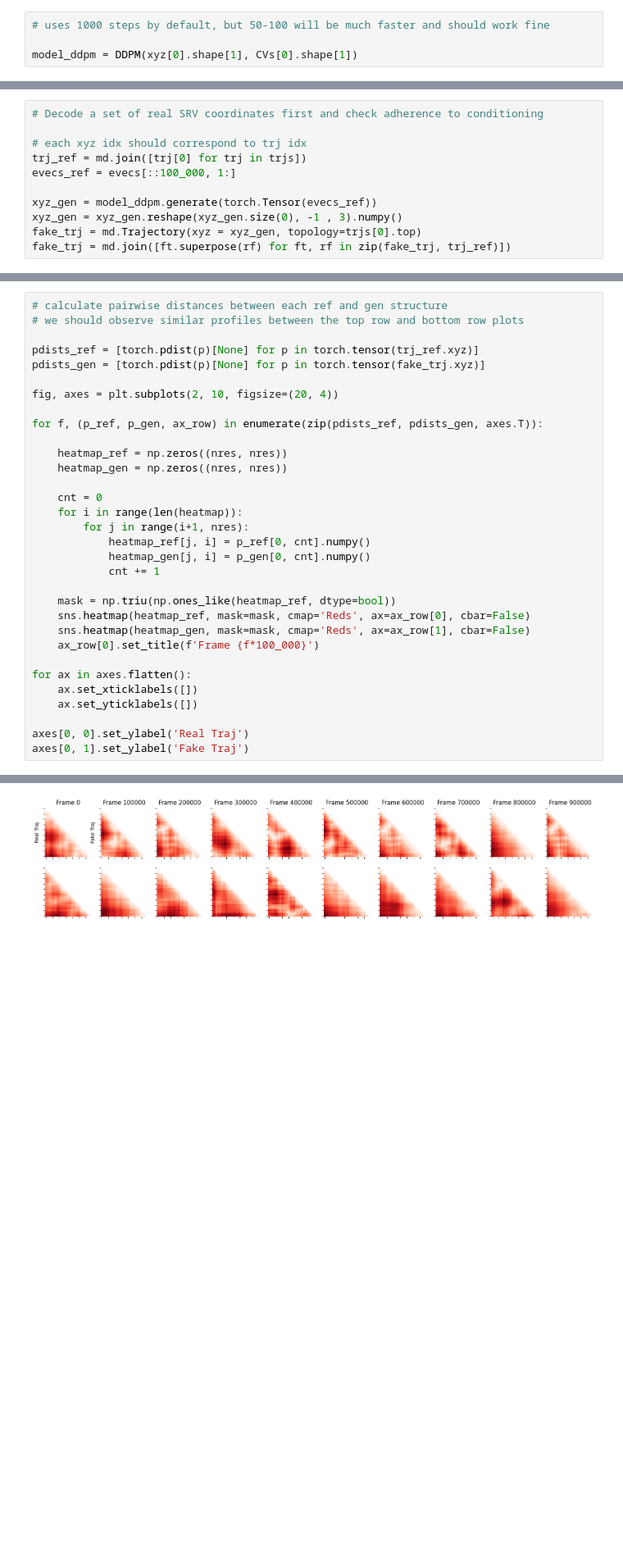
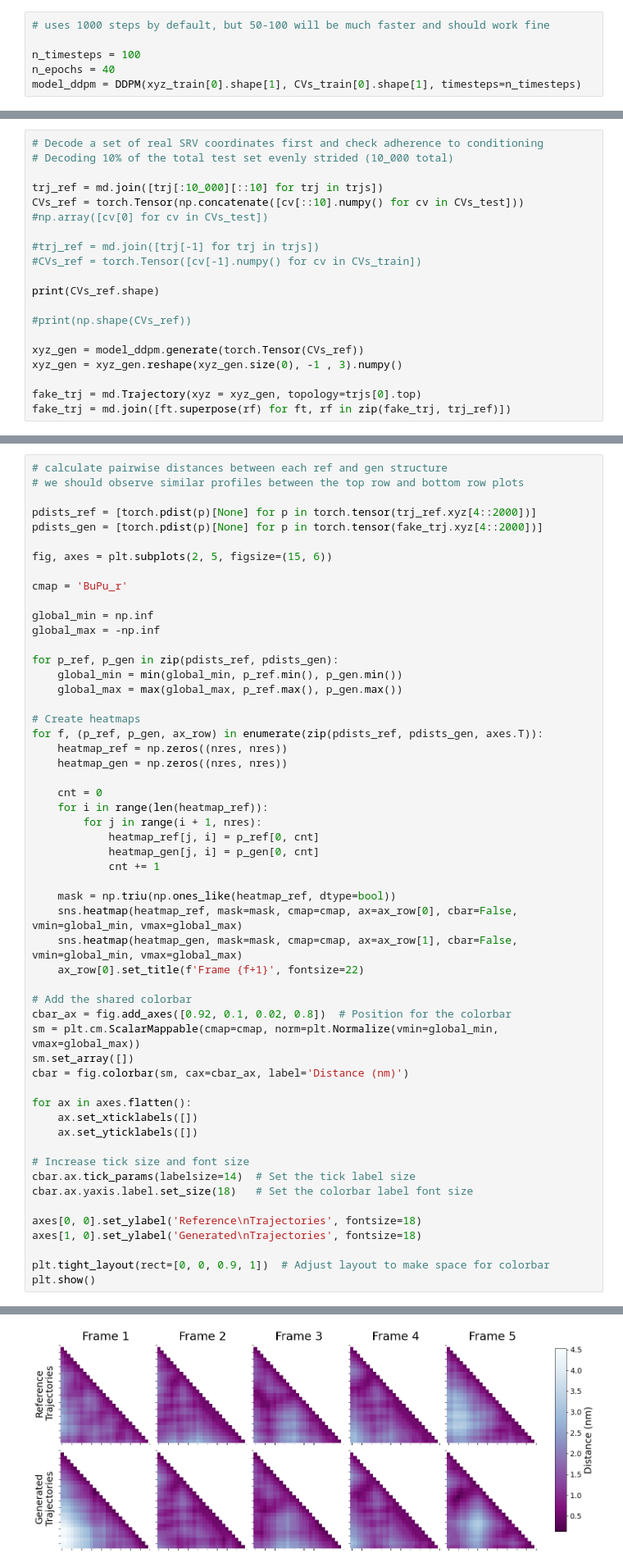
Before and after one commit to mrjoness/LSS_BBA, a Jupyter notebook: BBA_LSS.ipynb, the cells around one changed output, grey strips where cells are left out. Shown at 82% size. Drawn from its saved outputs; the diff is of its cells as text; blank space fills up the shorter version.

```diff
--- a/BBA_LSS.ipynb
+++ b/BBA_LSS.ipynb
@@ -488,5 +395,7 @@ torch.Size([100000, 84])
 # %%
 # uses 1000 steps by default, but 50-100 will be much faster and should work fine
 
-model_ddpm = DDPM(xyz[0].shape[1], CVs[0].shape[1])
+n_timesteps = 100
+n_epochs = 40
+model_ddpm = DDPM(xyz_train[0].shape[1], CVs_train[0].shape[1], timesteps=n_timesteps)
 # %%
@@ -514,11 +420,19 @@ synthetic_traj_CVs.shape
 # %%
 # Decode a set of real SRV coordinates first and check adherence to conditioning
+# Decoding 10% of the total test set evenly strided (10_000 total)
 
-# each xyz idx should correspond to trj idx
-trj_ref = md.join([trj[0] for trj in trjs])
-evecs_ref = evecs[::100_000, 1:]
+trj_ref = md.join([trj[:10_000][::10] for trj in trjs])
+CVs_ref = torch.Tensor(np.concatenate([cv[::10].numpy() for cv in CVs_test]))  #np.array([cv[0] for cv in CVs_test])
 
-xyz_gen = model_ddpm.generate(torch.Tensor(evecs_ref))
+#trj_ref = md.join([trj[-1] for trj in trjs])
+#CVs_ref = torch.Tensor([cv[-1].numpy() for cv in CVs_train])
+
+print(CVs_ref.shape)
+
+#print(np.shape(CVs_ref))
+
+xyz_gen = model_ddpm.generate(torch.Tensor(CVs_ref))
 xyz_gen = xyz_gen.reshape(xyz_gen.size(0), -1 , 3).numpy()
+
 fake_trj = md.Trajectory(xyz = xyz_gen, topology=trjs[0].top)
 fake_trj = md.join([ft.superpose(rf) for ft, rf in zip(fake_trj, trj_ref)])
@@ -538,32 +532,54 @@ NGLWidget(max_frame=9)
 # calculate pairwise distances between each ref and gen structure
 # we should observe similar profiles between the top row and bottom row plots
 
-pdists_ref = [torch.pdist(p)[None] for p in torch.tensor(trj_ref.xyz)]
-pdists_gen = [torch.pdist(p)[None] for p in torch.tensor(fake_trj.xyz)]
+pdists_ref = [torch.pdist(p)[None] for p in torch.tensor(trj_ref.xyz[4::2000])]
+pdists_gen = [torch.pdist(p)[None] for p in torch.tensor(fake_trj.xyz[4::2000])]
 
-fig, axes = plt.subplots(2, 10, figsize=(20, 4))
+fig, axes = plt.subplots(2, 5, figsize=(15, 6))
 
+cmap = 'BuPu_r'
+
+global_min = np.inf
+global_max = -np.inf
+
+for p_ref, p_gen in zip(pdists_ref, pdists_gen):
+    global_min = min(global_min, p_ref.min(), p_gen.min())
+    global_max = max(global_max, p_ref.max(), p_gen.max())
+
+# Create heatmaps
 for f, (p_ref, p_gen, ax_row) in enumerate(zip(pdists_ref, pdists_gen, axes.T)):
-
     heatmap_ref = np.zeros((nres, nres))
     heatmap_gen = np.zeros((nres, nres))
 
     cnt = 0
-    for i in range(len(heatmap)):
-        for j in range(i+1, nres):
-            heatmap_ref[j, i] = p_ref[0, cnt].numpy()
-            heatmap_gen[j, i] = p_gen[0, cnt].numpy()
+    for i in range(len(heatmap_ref)):
+        for j in range(i + 1, nres):
+            heatmap_ref[j, i] = p_ref[0, cnt]
+            heatmap_gen[j, i] = p_gen[0, cnt]
             cnt += 1
 
     mask = np.triu(np.ones_like(heatmap_ref, dtype=bool))
-    sns.heatmap(heatmap_ref, mask=mask, cmap='Reds', ax=ax_row[0], cbar=False)
-    sns.heatmap(heatmap_gen, mask=mask, cmap='Reds', ax=ax_row[1], cbar=False)
-    ax_row[0].set_title(f'Frame {f*100_000}')
+    sns.heatmap(heatmap_ref, mask=mask, cmap=cmap, ax=ax_row[0], cbar=False, vmin=global_min, vmax=global_max)
+    sns.heatmap(heatmap_gen, mask=mask, cmap=cmap, ax=ax_row[1], cbar=False, vmin=global_min, vmax=global_max)
+    ax_row[0].set_title(f'Frame {f+1}', fontsize=22)
+
+# Add the shared colorbar
+cbar_ax = fig.add_axes([0.92, 0.1, 0.02, 0.8])  # Position for the colorbar
+sm = plt.cm.ScalarMappable(cmap=cmap, norm=plt.Normalize(vmin=global_min, vmax=global_max))
+sm.set_array([])
+cbar = fig.colorbar(sm, cax=cbar_ax, label='Distance (nm)')
 
 for ax in axes.flatten():
     ax.set_xticklabels([])
     ax.set_yticklabels([])
 
-axes[0, 0].set_ylabel('Real Traj')
-axes[0, 1].set_ylabel('Fake Traj')
+# Increase tick size and font size
+cbar.ax.tick_params(labelsize=14)  # Set the tick label size
+cbar.ax.yaxis.label.set_size(18)   # Set the colorbar label font size
+
+axes[0, 0].set_ylabel('Reference\nTrajectories', fontsize=18)
+axes[1, 0].set_ylabel('Generated\nTrajectories', fontsize=18)
+
+plt.tight_layout(rect=[0, 0, 0.9, 1])  # Adjust layout to make space for colorbar
+plt.show()
 # %% [output]
@@ -571,4 +586,4 @@ Text(374.59934086629, 0.5, 'Fake Traj')
-[figure, old version]
+[figure, new version]
 # %% [markdown]
 # Decode synthetic traj
 # %%
```
Also changed, not shown: parts of 26 cells of this notebook, 2 other files.
